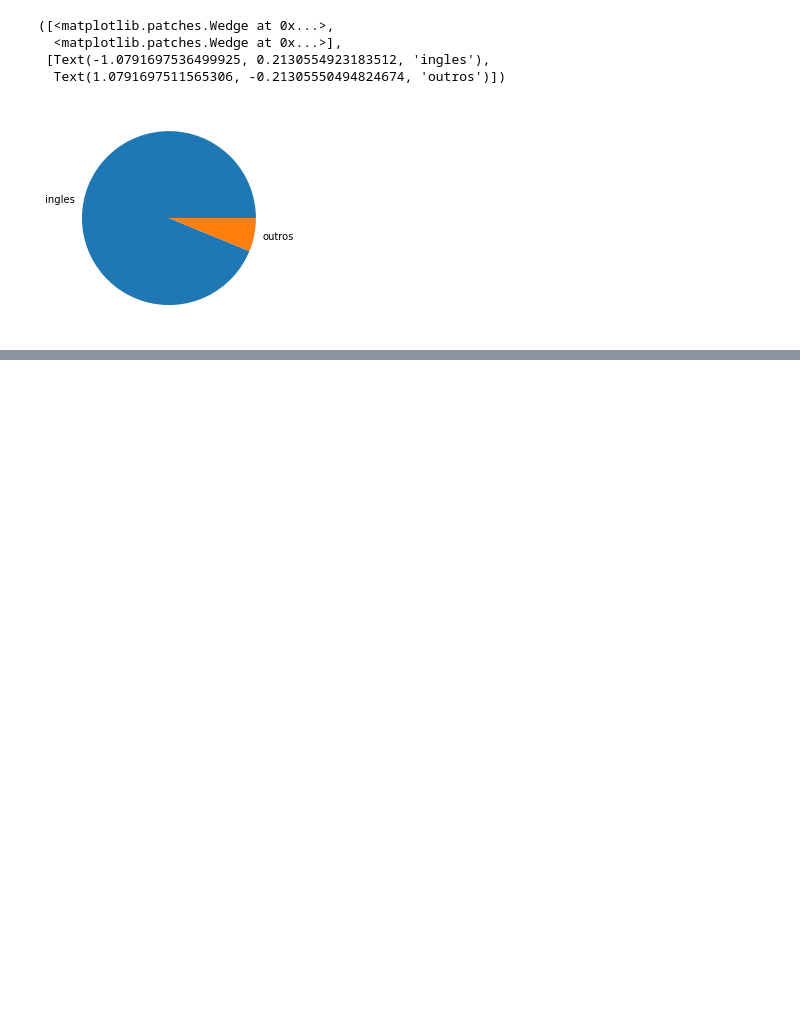
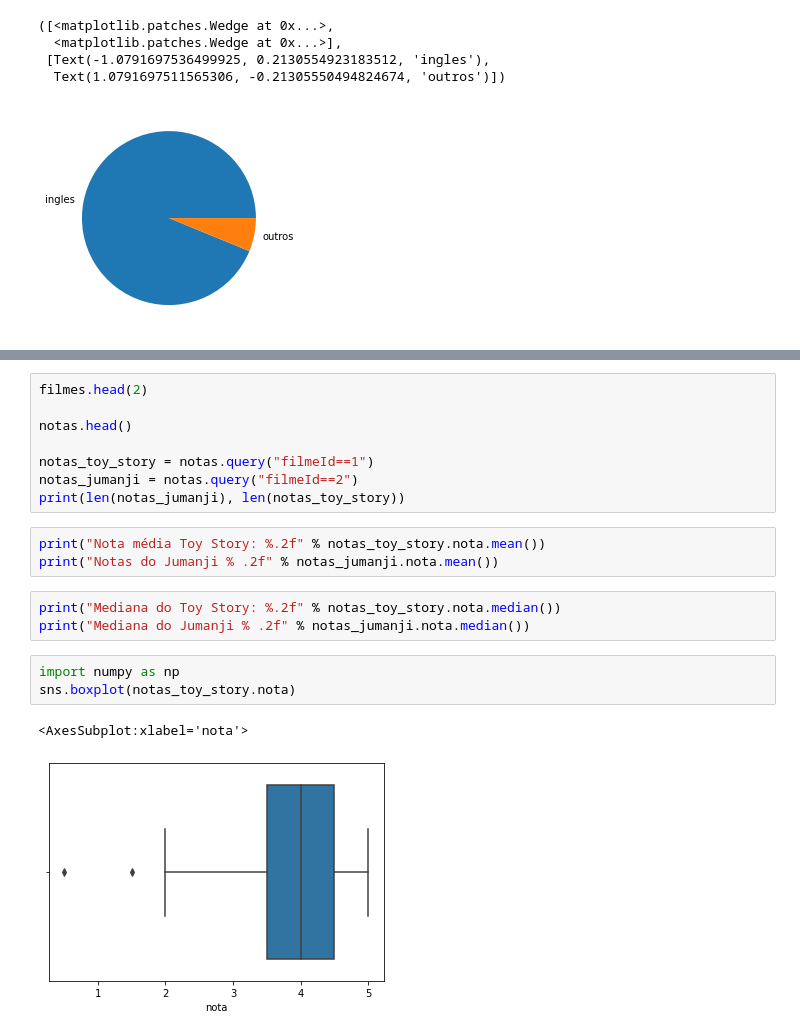
Before and after one commit to BrunaMello/Data-Science-Primeiros-Passos, a Jupyter notebook: Introducao a Data Science.ipynb, the cells around one changed output, grey strips where cells are left out. Saved outputs shown, nothing was run; the diff lists cells and outputs as text; blank space fills up the shorter version.

```diff
--- a/Introducao a Data Science.ipynb
+++ b/Introducao a Data Science.ipynb
@@ -248,0 +249,20 @@ sns.catplot(x="original_language",
+# %%
+filmes.head(2)
+
+notas.head()
+
+notas_toy_story = notas.query("filmeId==1")
+notas_jumanji = notas.query("filmeId==2")
+print(len(notas_jumanji), len(notas_toy_story))
+# %%
+print("Nota média Toy Story: %.2f" % notas_toy_story.nota.mean())
+print("Notas do Jumanji % .2f" % notas_jumanji.nota.mean())
+# %%
+print("Mediana do Toy Story: %.2f" % notas_toy_story.nota.median())
+print("Mediana do Jumanji % .2f" % notas_jumanji.nota.median())
+# %%
+import numpy as np
+sns.boxplot(notas_toy_story.nota)
+# %% [output]
+<AxesSubplot:xlabel='nota'>
+[figure, added]
```
Also changed, not shown: parts of 9 cells of this notebook.
